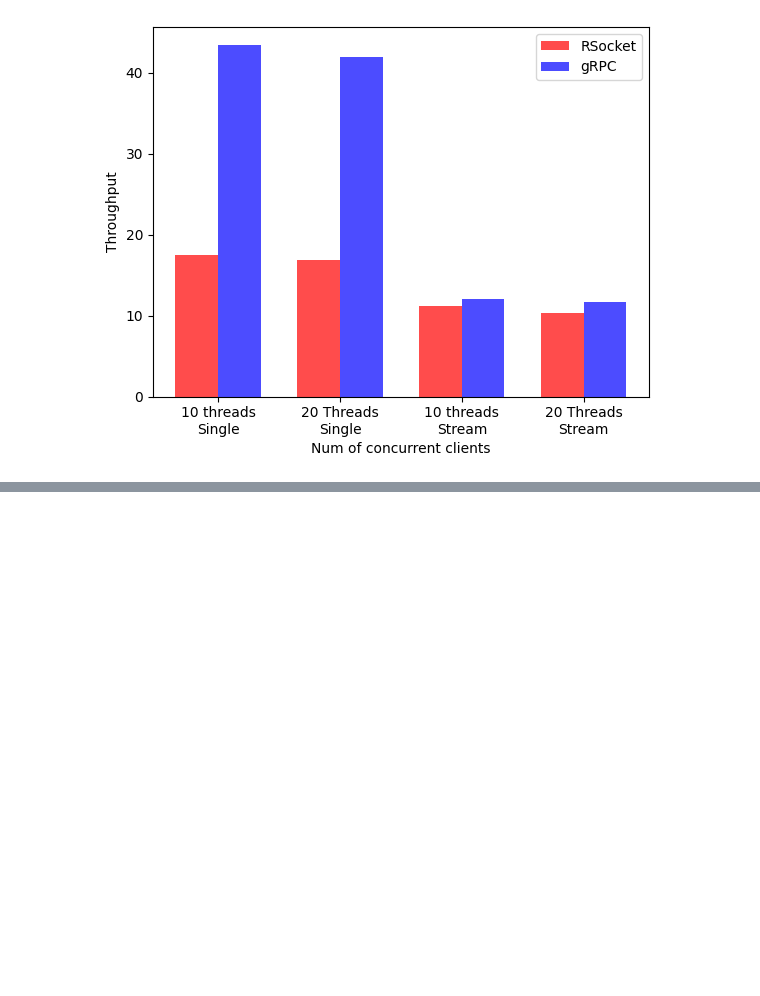
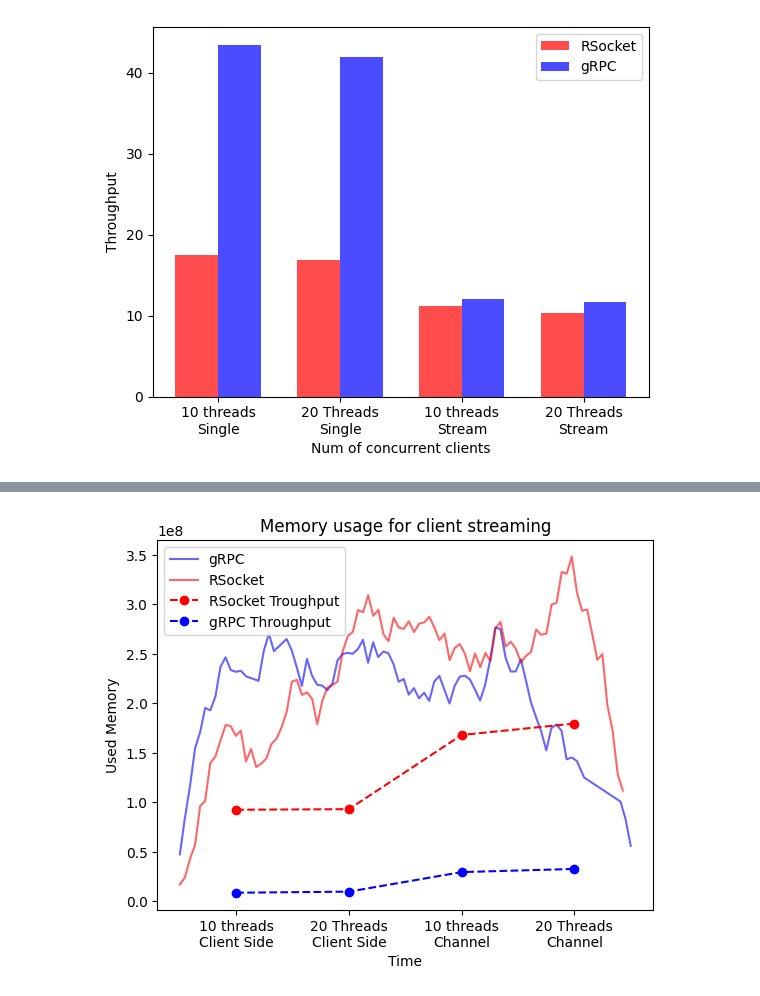
Before and after one commit to pratham-kundan/rsocket-grpc-benchmark, a Jupyter notebook: Results/scripts/iscript.ipynb, the cells around one changed output, grey strips where cells are left out. Drawn from its saved outputs; the diff is of its cells as text; code cells hidden in the pictures; blank space fills up the shorter version.

```diff
--- a/Results/scripts/iscript.ipynb
+++ b/Results/scripts/iscript.ipynb
@@ -538,0 +575,16 @@ draw_throughput_chart(
+# %%
+draw_mem_chart(
+    rsocket_clients_mem,
+    grpc_clients_mem,
+    rsocket_throughput= rsocket_clients_throughput,
+    grpc_throughput= grpc_clients_throughput,
+    throughput_labels=[
+        "10 threads\nClient Side",
+        "20 Threads\nClient Side",
+        "10 threads\nChannel",
+        "20 Threads\nChannel",
+    ],
+    title="Memory usage for client streaming"
+)
+# %% [output]
+[figure, added]
```
Also changed, not shown: parts of 9 cells of this notebook, 21 other files.
